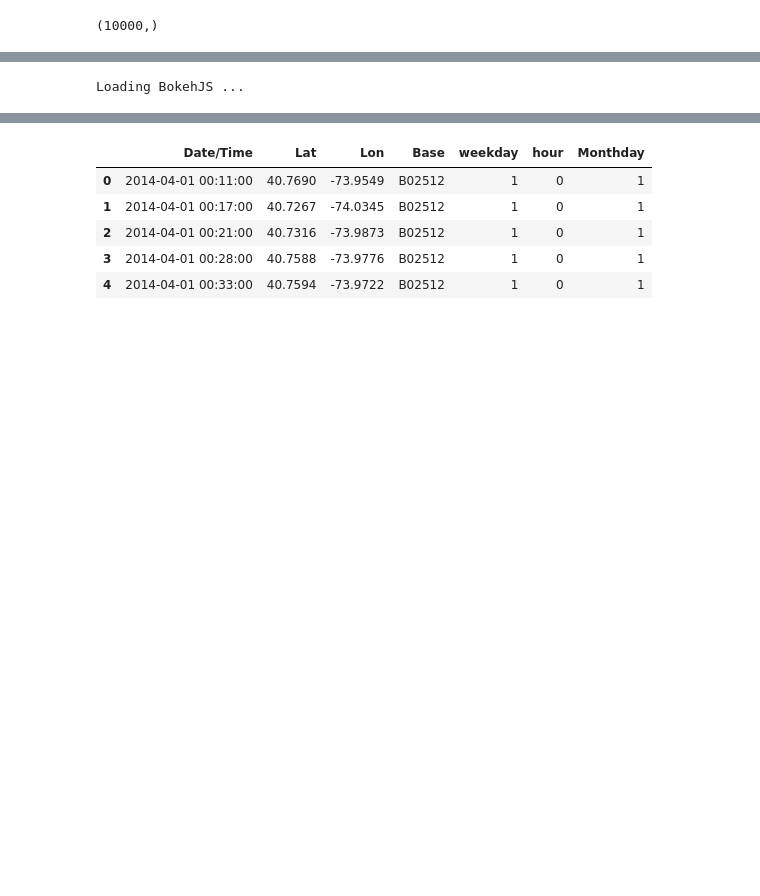
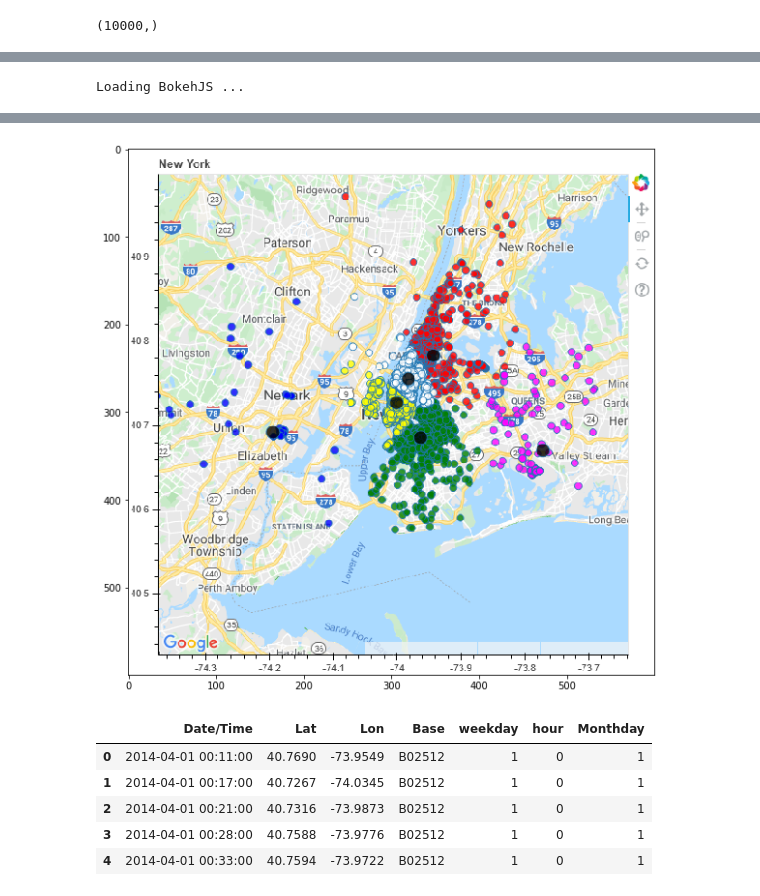
Before and after one commit to DialloYoussouf/Jedhabootcamp_Projects, a Jupyter notebook: Projet -- UBER PICKUPS/Uber-Bokeh.ipynb, the cells around one changed output, grey strips where cells are left out. Saved outputs shown, nothing was run; the diff lists cells and outputs as text; code cells hidden in the pictures; blank space fills up the shorter version.

```diff
--- a/Projet -- UBER PICKUPS/Uber-Bokeh.ipynb
+++ b/Projet -- UBER PICKUPS/Uber-Bokeh.ipynb
@@ -284,6 +274,10 @@ Loading BokehJS ...
 # %%
 #import output_notebook
 from bokeh.io import output_notebook
+from sklearn import metrics
+from bokeh.io import export_png
+import matplotlib.image as plot_image
+n_clusters = range(6)
 output_notebook()
 map_options = GMapOptions(lat=40.7128, lng=-74.0060, map_type="roadmap", zoom=10)
 p = gmap("AIzaSyB-E81VWnuGE2A9iXgHHI3lz5ZOvbRIN3A", map_options, title="New York")
@@ -293,7 +287,7 @@ centroid = ColumnDataSource(data=dict(lat=kmeans.cluster_centers_[:,0],
 clusters= []
 Color = ["red", "green", "yellow", "blue", "magenta", "white", "black"]
 
-for cluster in range(n_clusters):
+for cluster in tqdm(n_clusters):
     clusters.append(ColumnDataSource(data=dict(lat=X[kmeans.labels_== cluster].iloc[:,0],
                                                  lon=X[kmeans.labels_== cluster].iloc[:,1])))
 
@@ -301,7 +295,10 @@ for cluster in range(n_clusters):
 
 p.circle(x="lon", y="lat", size=15, fill_color="black", fill_alpha=0.8, source=centroid)
 
-show(p)
+export_png(p, filename="plot.png")
+image=plot_image.imread("plot.png")
+plt.imshow(image)
+plt.show()
 # %% [output]
 Loading BokehJS ...
 [interactive output not drawn]
@@ -310,3 +305,4 @@ Loading BokehJS ...
+[figure, added]
 # %%
 data.head()
 # %% [output]
```
Also changed, not shown: parts of 13 cells of this notebook, 1 other file.
